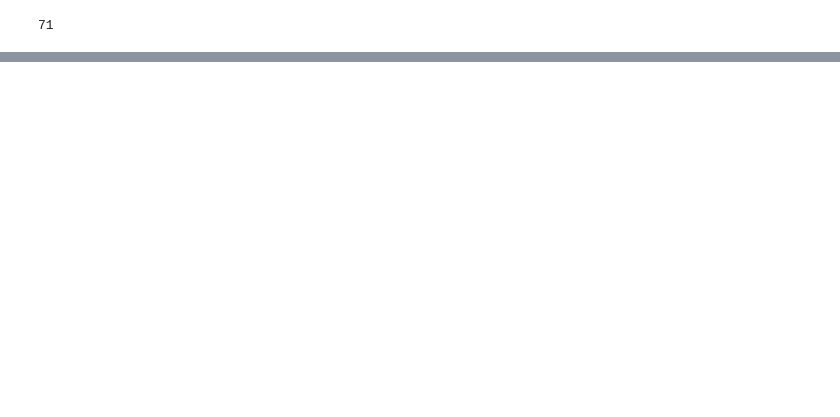
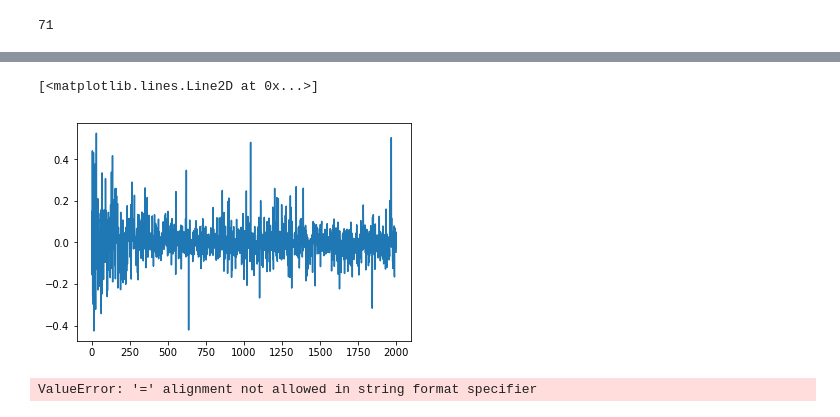
Before and after one commit to bonyuta0204/iPSCell, a Jupyter notebook: logistic_regression.ipynb, the cells around one changed output, grey strips where cells are left out. Drawn from its saved outputs; the diff is of its cells as text; code cells hidden in the pictures; blank space fills up the shorter version.

```diff
--- a/logistic_regression.ipynb
+++ b/logistic_regression.ipynb
@@ -29,7 +30,10 @@ scaler.fit(train_data)
 scaled_train_data = scaler.transform(train_data)
 scaled_test_data = scaler.transform(test_data)
 # %%
-n_feature = 3
+n_feature = 2000
+# linear regression
 regr = LinearRegression()
 regr.fit(scaled_train_data[:,: n_feature], train_label)
+label_pred = regr.predict(scaled_test_data[:, :n_feature])
+regr.score(scaled_test_data[:, :n_feature], test_label)
 # %% [output]
@@ -47,0 +84,11 @@ plt.show()
+# %%
+plt.plot(clf.coef_[0])
+# %% [output]
+[<matplotlib.lines.Line2D at 0x...>]
+[figure, added]
+# %%
+for i in range(2000):
+    if i % 50 == 0:
+        print("the number:{0:04s}".format(str(i)))
+# %% [output]
+ValueError: '=' alignment not allowed in string format specifier
```
Also changed, not shown: parts of 8 cells of this notebook, 1 other file.
